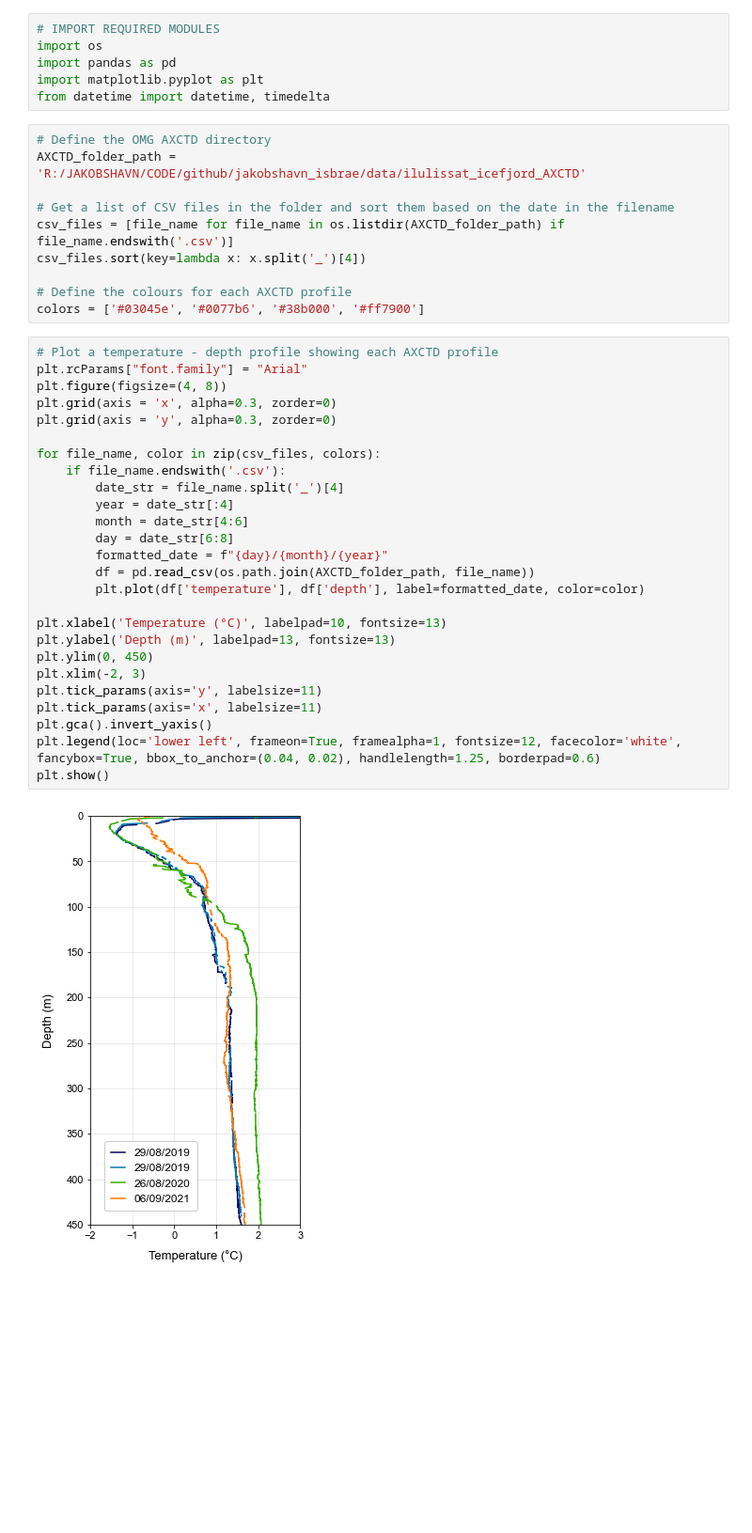
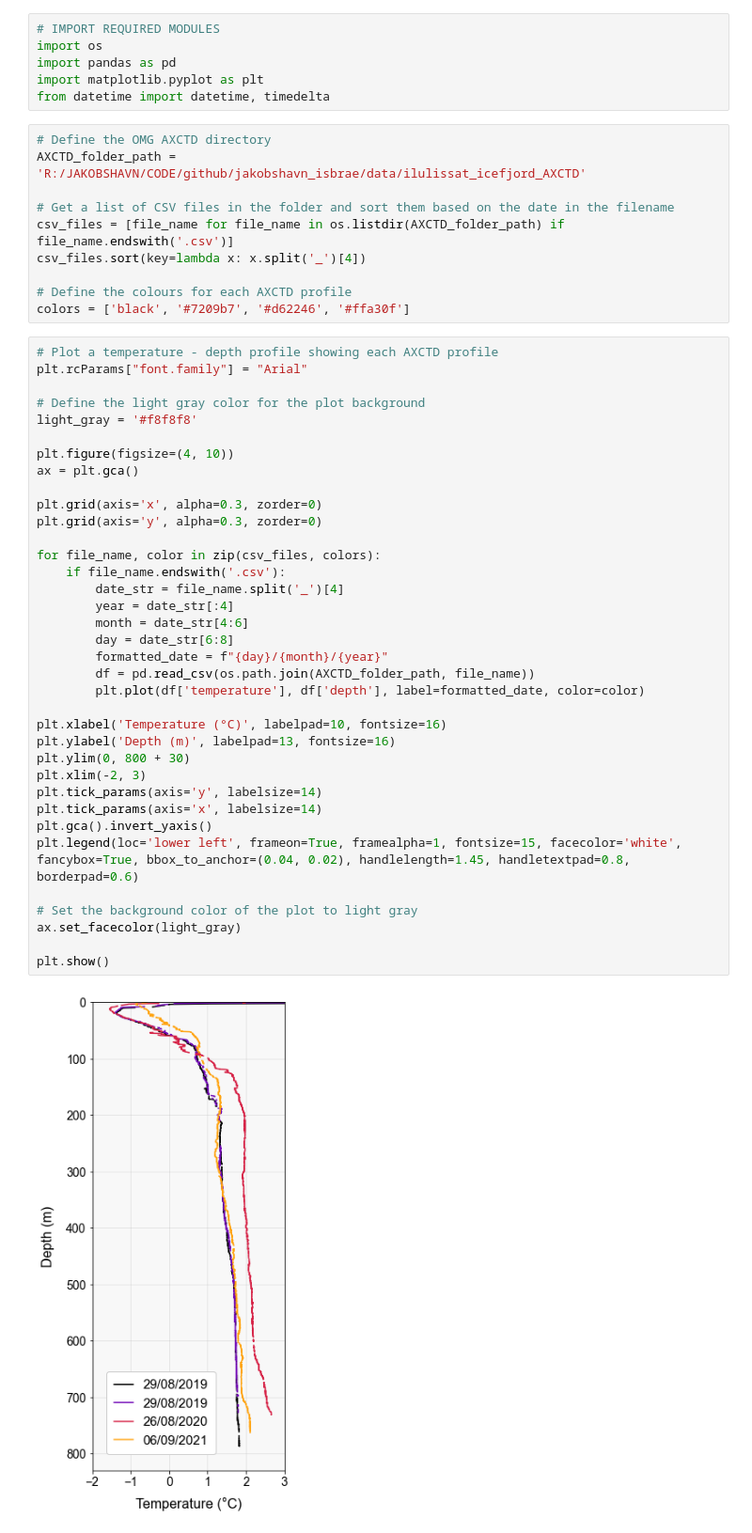
Before and after one commit to hannahpicton/jakobshavn_isbrae, a Jupyter notebook: code/figures/figure_7.ipynb, the cells around one changed output. Shown at 94% size. Saved outputs shown, nothing was run; the diff lists cells and outputs as text; blank space fills up the shorter version.

```diff
--- a/code/figures/figure_7.ipynb
+++ b/code/figures/figure_7.ipynb
@@ -13,32 +13,42 @@ csv_files = [file_name for file_name in os.listdir(AXCTD_folder_path) if file_na
 csv_files.sort(key=lambda x: x.split('_')[4])
 
 # Define the colours for each AXCTD profile
-colors = ['#03045e', '#0077b6', '#38b000', '#ff7900']
+colors = ['black', '#7209b7', '#d62246', '#ffa30f']
 # %%
 # Plot a temperature - depth profile showing each AXCTD profile
 plt.rcParams["font.family"] = "Arial"
-plt.figure(figsize=(4, 8))
-plt.grid(axis = 'x', alpha=0.3, zorder=0)
-plt.grid(axis = 'y', alpha=0.3, zorder=0)
+
+# Define the light gray color for the plot background
+light_gray = '#f8f8f8'
+
+plt.figure(figsize=(4, 10))
+ax = plt.gca()
+
+plt.grid(axis='x', alpha=0.3, zorder=0)
+plt.grid(axis='y', alpha=0.3, zorder=0)
 
 for file_name, color in zip(csv_files, colors):
     if file_name.endswith('.csv'):
         date_str = file_name.split('_')[4]
         year = date_str[:4]
         month = date_str[4:6]
         day = date_str[6:8]
         formatted_date = f"{day}/{month}/{year}"
         df = pd.read_csv(os.path.join(AXCTD_folder_path, file_name))
         plt.plot(df['temperature'], df['depth'], label=formatted_date, color=color)
 
-plt.xlabel('Temperature (°C)', labelpad=10, fontsize=13)
-plt.ylabel('Depth (m)', labelpad=13, fontsize=13)
-plt.ylim(0, 450)
+plt.xlabel('Temperature (°C)', labelpad=10, fontsize=16)
+plt.ylabel('Depth (m)', labelpad=13, fontsize=16)
+plt.ylim(0, 800 + 30)
 plt.xlim(-2, 3)
-plt.tick_params(axis='y', labelsize=11)
-plt.tick_params(axis='x', labelsize=11)
+plt.tick_params(axis='y', labelsize=14)
+plt.tick_params(axis='x', labelsize=14)
 plt.gca().invert_yaxis()
-plt.legend(loc='lower left', frameon=True, framealpha=1, fontsize=12, facecolor='white', fancybox=True, bbox_to_anchor=(0.04, 0.02), handlelength=1.25, borderpad=0.6)
+plt.legend(loc='lower left', frameon=True, framealpha=1, fontsize=15, facecolor='white', fancybox=True, bbox_to_anchor=(0.04, 0.02), handlelength=1.45, handletextpad=0.8,  borderpad=0.6)
+
+# Set the background color of the plot to light gray
+ax.set_facecolor(light_gray)
+
 plt.show()
 # %% [output]
-[figure, old version]
+[figure, new version]
```
Also changed, not shown: parts of 1 cell of this notebook.
